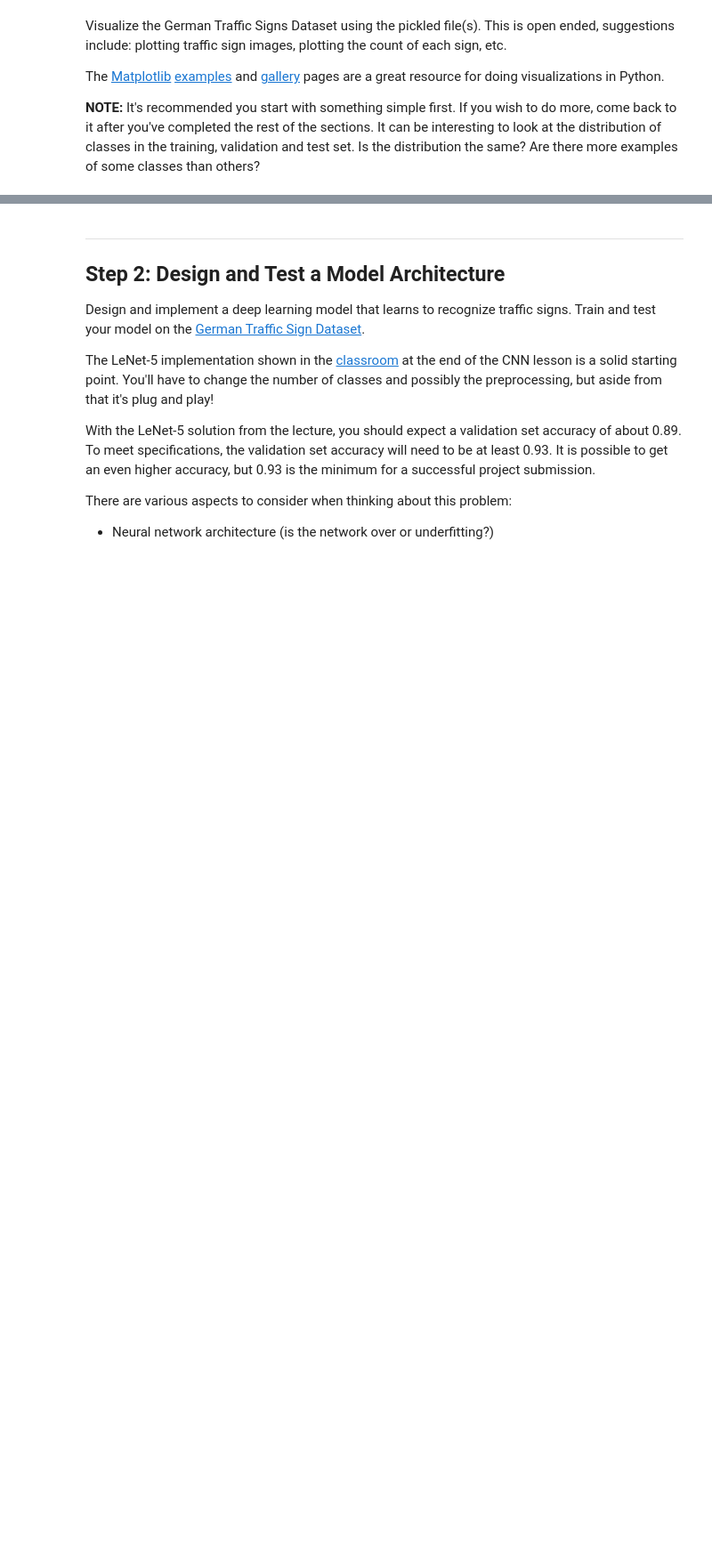
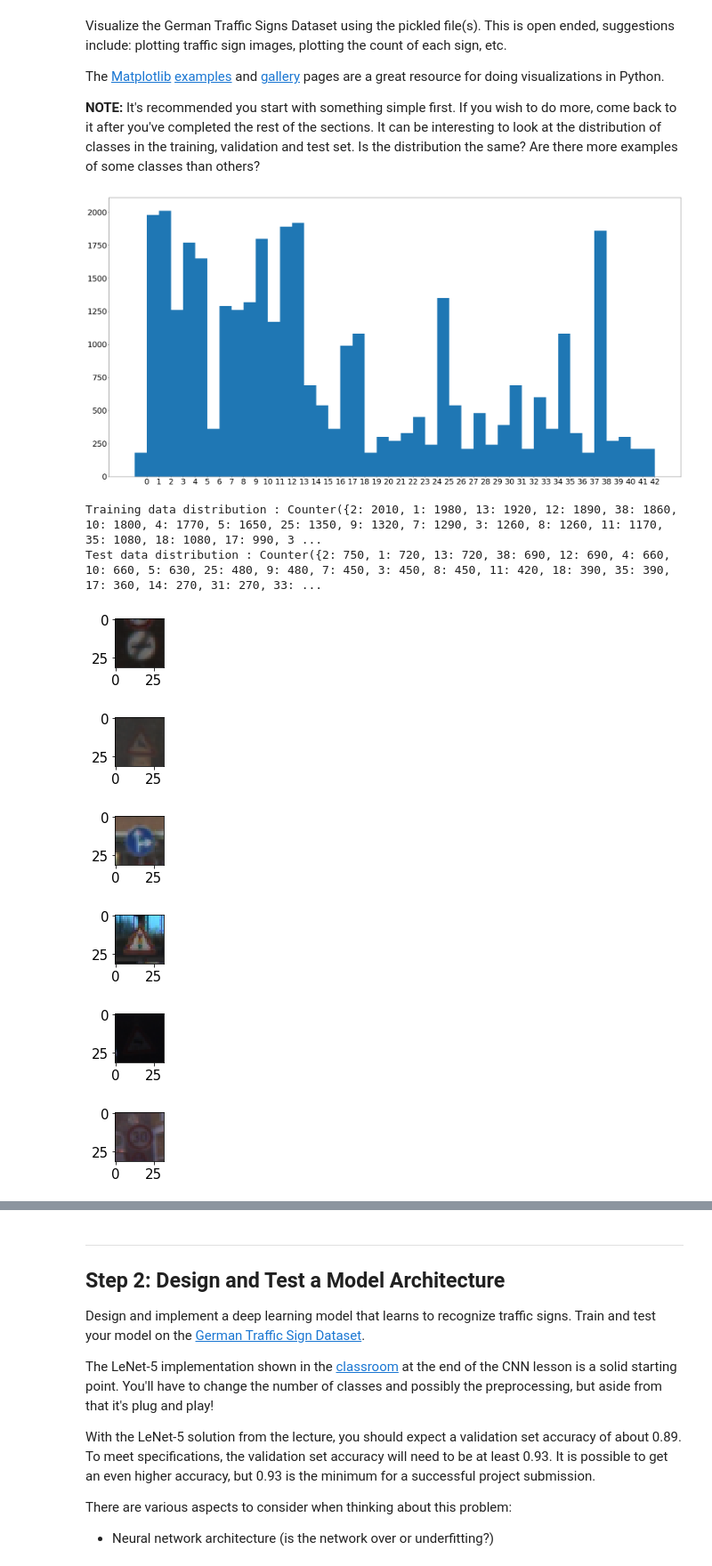
Before and after one commit to supercarl87/CarND-Traffic-Sign-Classifier-Project, a Jupyter notebook: Traffic_Sign_Classifier.ipynb, the cells around one changed output, grey strips where cells are left out. Shown at 89% size. Cells and saved outputs as stored; diff of their text form; code cells hidden in the pictures; blank space fills up the shorter version.

Commit message:
Finished step one with loading data and display data

```diff
--- a/Traffic_Sign_Classifier.ipynb
+++ b/Traffic_Sign_Classifier.ipynb
@@ -63,19 +63,20 @@ Complete the basic data summary below. Use python, numpy and/or pandas methods t
 ### Use python, pandas or numpy methods rather than hard coding the results
 
 # TODO: Number of training examples
-n_train = ?
+n_train = len(train['labels'])
 
 # TODO: Number of validation examples
-n_validation = ?
+n_validation = len(valid['labels'])
 
 # TODO: Number of testing examples.
-n_test = ?
+n_test = len(test['labels'])
 
 # TODO: What's the shape of an traffic sign image?
-image_shape = ?
+print(train.keys())
+image_shape = train['features'][1].shape
 
 # TODO: How many unique classes/labels there are in the dataset.
-n_classes = ?
+n_classes = len(set(train['labels']))
 
 print("Number of training examples =", n_train)
 print("Number of testing examples =", n_test)
@@ -97,0 +99,60 @@ import matplotlib.pyplot as plt
+# %%
+### Data exploration visualization code goes here.
+### Feel free to use as many code cells as needed.
+import matplotlib.pyplot as plt
+from pylab import rcParams
+import numpy as np
+# Visualizations will be shown in the notebook.
+%matplotlib inline
+
+from collections import Counter
+
+
+def display_histrogram(count):
+    rcParams['figure.figsize'] = 40, 20
+    rcParams.update({'font.size': 30})
+    items = sorted(count.items())
+    labels, values = zip(*items)
+
+    indexes = np.arange(len(labels))
+    width = 1
+
+    plt.bar(indexes, values, width)
+    plt.xticks(indexes + width * 0.5, labels)
+    plt.show()
+
+
+
+
+train_label_count = Counter(train['labels'])
+test_label_count = Counter(test['labels'])
+
+
+display_histrogram(train_label_count)
+
+print("Training data distribution : " + str(train_label_count))
+print("Test data distribution : " + str(test_label_count))
+
+
+rcParams.update({'font.size': 15})
+
+displayed = set()
+for i in range(n_train):
+    if len(displayed) > 10:
+        break
+    image = train['features'][i]
+    cur_label = train['labels'][i]
+    if cur_label not in displayed:
+        plt.figure(figsize=(1,1))
+        plt.imshow(image)
+        displayed.add(cur_label)
+# %% [output]
+[figure, added]
+Training data distribution : Counter({2: 2010, 1: 1980, 13: 1920, 12: 1890, 38: 1860, 10: 1800, 4: 1770, 5: 1650, 25: 1350, 9: 1320, 7: 1290, 3: 1260, 8: 1260, 11: 1170, 35: 1080, 18: 1080, 17: 990, 3 ...
+Test data distribution : Counter({2: 750, 1: 720, 13: 720, 38: 690, 12: 690, 4: 660, 10: 660, 5: 630, 25: 480, 9: 480, 7: 450, 3: 450, 8: 450, 11: 420, 18: 390, 35: 390, 17: 360, 14: 270, 31: 270, 33: ...
+[figure, added]
+[figure, added]
+[figure, added]
+[figure, added]
+[figure, added]
+[figure, added]
```
Also changed, not shown: parts of 3 cells of this notebook.
